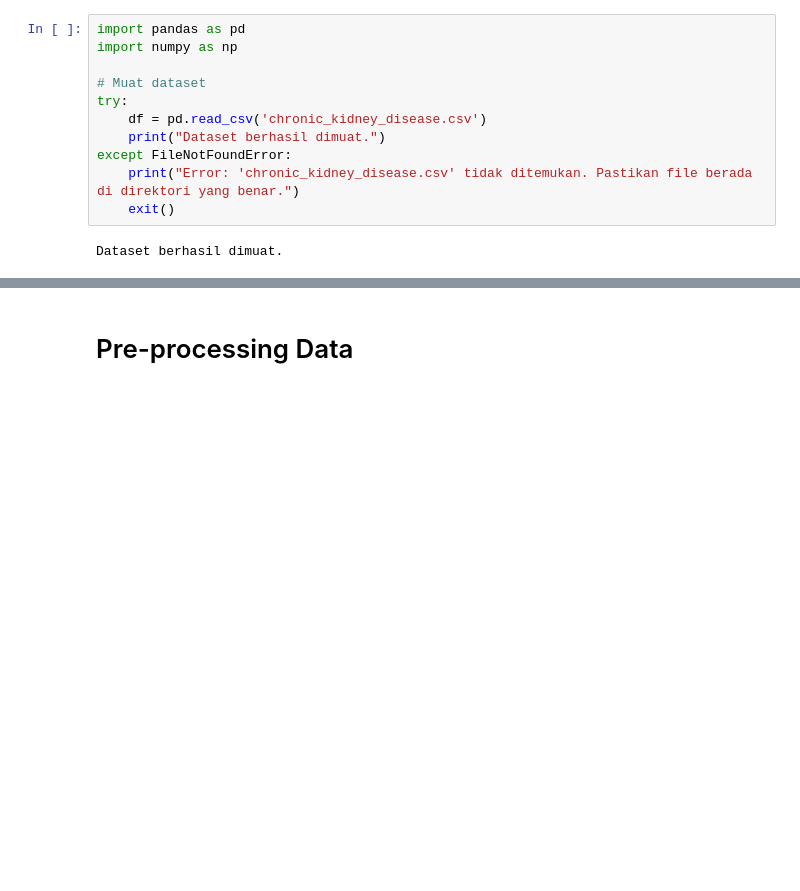
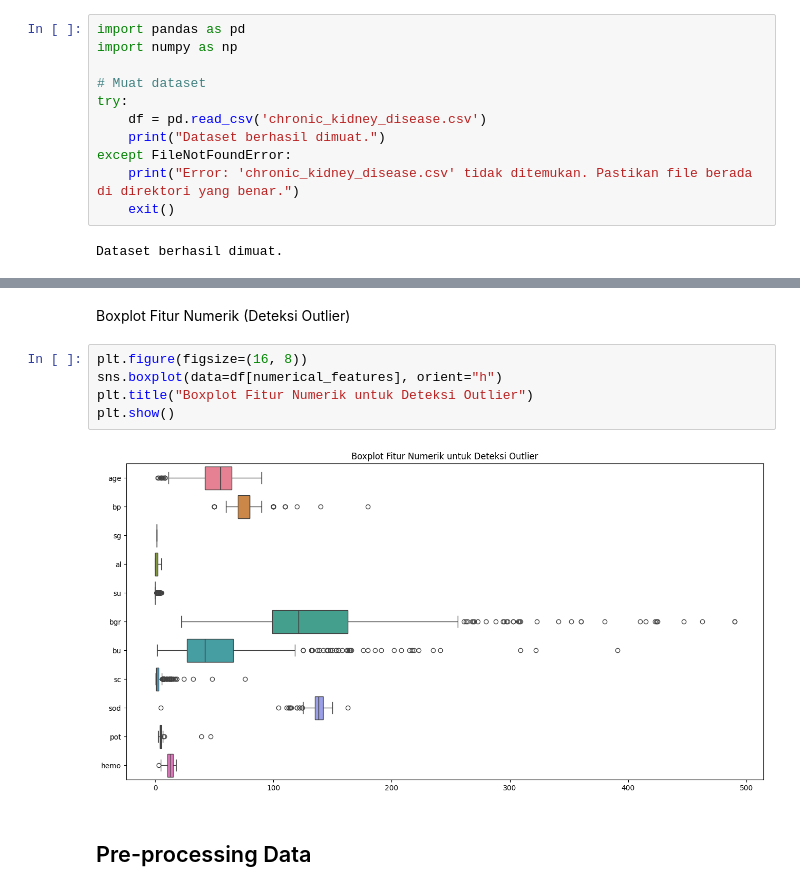
Before and after one commit to IntanAuliaMajid/pendata, a Jupyter notebook: mybook/Tugas pra-uas.ipynb, the cells around one changed output, grey strips where cells are left out. Cells and saved outputs as stored; diff of their text form; blank space fills up the shorter version.

```diff
--- a/mybook/Tugas pra-uas.ipynb
+++ b/mybook/Tugas pra-uas.ipynb
@@ -414,2 +322,11 @@ Visualisasi data telah selesai ditampilkan.
+# %% [markdown]
+Boxplot Fitur Numerik (Deteksi Outlier)
+# %%
+plt.figure(figsize=(16, 8))
+sns.boxplot(data=df[numerical_features], orient="h")
+plt.title("Boxplot Fitur Numerik untuk Deteksi Outlier")
+plt.show()
+# %% [output]
+[figure, added]
 # %% [markdown]
-# Pre-processing Data
+## Pre-processing Data
```
Also changed, not shown: parts of 35 cells of this notebook.
